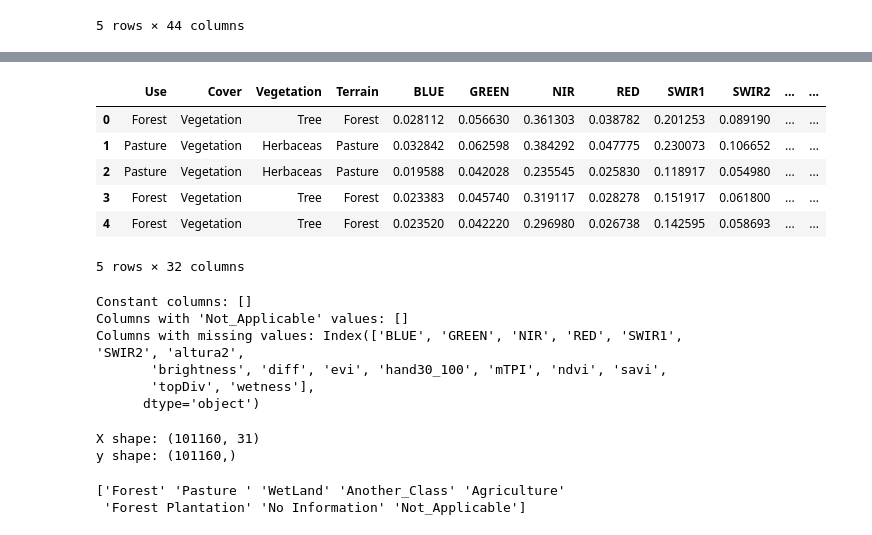
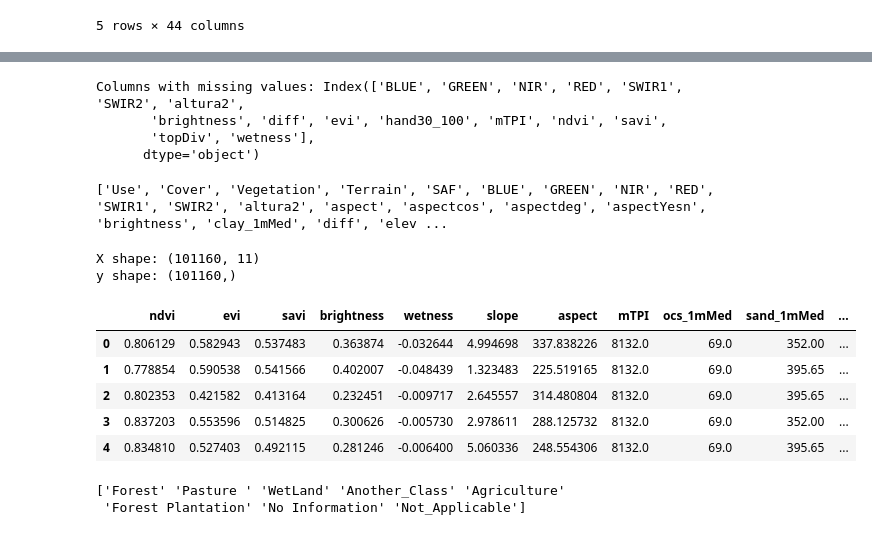
Before and after one commit to peaquainoo/NDMN-Notebooks, a Jupyter notebook: CostaRica-Notebook/Modeling Team/ML_Models/RF-Model.ipynb, the cells around one changed output, grey strips where cells are left out. Cells and saved outputs as stored; diff of their text form; code cells hidden in the pictures.

Commit message:
Fixed features for Random Forest Model

```diff
--- a/CostaRica-Notebook/Modeling Team/ML_Models/RF-Model.ipynb
+++ b/CostaRica-Notebook/Modeling Team/ML_Models/RF-Model.ipynb
@@ -19,7 +19,3 @@ df.head()
 | 3 | 2900 | 11600 | Forest | Vegetation | Tree | Not_Applicable | Not_Applicable | Not_Applicable | Not_Applicable | Forest | ... |
 | 4 | 2900 | 11601 | Forest | Vegetation | Tree | Not_Applicable | Not_Applicable | Not_Applicable | Not_Applicable | Forest | ... |
 5 rows × 44 columns
-# %%
-df = df.drop(columns=['plotid', 'sampleid', 'geometry', 'Another Class', 'Win_Lose', 'Changes15_', 'Water', 'WetLand', 'Cultivation', 'Grass', 'Herbaceous'])
-df.head()
-# SAF column "Not_Applicable"
@@ -34,44 +22,35 @@ df.head()
-# %%
-df = df.drop(columns=['SAF'])
-# %%
-df.head()
-# %% [output]
-|  | Use | Cover | Vegetation | Terrain | BLUE | GREEN | NIR | RED | SWIR1 | SWIR2 | ... | ... |
-| 0 | Forest | Vegetation | Tree | Forest | 0.028112 | 0.056630 | 0.361303 | 0.038782 | 0.201253 | 0.089190 | ... | ... |
-| 1 | Pasture | Vegetation | Herbaceas | Pasture | 0.032842 | 0.062598 | 0.384292 | 0.047775 | 0.230073 | 0.106652 | ... | ... |
-| 2 | Pasture | Vegetation | Herbaceas | Pasture | 0.019588 | 0.042028 | 0.235545 | 0.025830 | 0.118917 | 0.054980 | ... | ... |
-| 3 | Forest | Vegetation | Tree | Forest | 0.023383 | 0.045740 | 0.319117 | 0.028278 | 0.151917 | 0.061800 | ... | ... |
-| 4 | Forest | Vegetation | Tree | Forest | 0.023520 | 0.042220 | 0.296980 | 0.026738 | 0.142595 | 0.058693 | ... | ... |
-5 rows × 32 columns
 # %%
-# Check for constant columns (where all values are the same)
-constant_columns = [col for col in df.columns if df[col].nunique() == 1]
-# Check for columns with only "Not_Applicable" values
-not_applicable_columns = [col for col in df.columns if df[col].eq('Not_Applicable').all()]
 # Check for columns with missing values (NaNs)
 missing_columns = df.columns[df.isnull().any()]
 
 # Display the results
-print("Constant columns:", constant_columns)
-print("Columns with 'Not_Applicable' values:", not_applicable_columns)
 print("Columns with missing values:", missing_columns)
 # %% [output]
-Constant columns: []
-Columns with 'Not_Applicable' values: []
 Columns with missing values: Index(['BLUE', 'GREEN', 'NIR', 'RED', 'SWIR1', 'SWIR2', 'altura2',
        'brightness', 'diff', 'evi', 'hand30_100', 'mTPI', 'ndvi', 'savi',
        'topDiv', 'wetness'],
       dtype='object')
+# %%
+print(df.columns.tolist())
+# %% [output]
+['Use', 'Cover', 'Vegetation', 'Terrain', 'SAF', 'BLUE', 'GREEN', 'NIR', 'RED', 'SWIR1', 'SWIR2', 'altura2', 'aspect', 'aspectcos', 'aspectdeg', 'aspectYesn', 'brightness', 'clay_1mMed', 'diff', 'elev ...
 # %%
 y = df['Use']  # Set the target variable
-X = df.drop(columns=['Use'])  # Drop the target column to get the features
+X = df[['ndvi','evi','savi','brightness','wetness','slope','aspect','mTPI','ocs_1mMed', 'sand_1mMed','topDiv']]  # Predictor features
 
 # Check the result
 print(f"X shape: {X.shape}")
 print(f"y shape: {y.shape}")
+X.head()
 # %% [output]
-X shape: (101160, 31)
+X shape: (101160, 11)
 y shape: (101160,)
+|  | ndvi | evi | savi | brightness | wetness | slope | aspect | mTPI | ocs_1mMed | sand_1mMed | ... |
+| 0 | 0.806129 | 0.582943 | 0.537483 | 0.363874 | -0.032644 | 4.994698 | 337.838226 | 8132.0 | 69.0 | 352.00 | ... |
+| 1 | 0.778854 | 0.590538 | 0.541566 | 0.402007 | -0.048439 | 1.323483 | 225.519165 | 8132.0 | 69.0 | 395.65 | ... |
+| 2 | 0.802353 | 0.421582 | 0.413164 | 0.232451 | -0.009717 | 2.645557 | 314.480804 | 8132.0 | 69.0 | 395.65 | ... |
+| 3 | 0.837203 | 0.553596 | 0.514825 | 0.300626 | -0.005730 | 2.978611 | 288.125732 | 8132.0 | 69.0 | 352.00 | ... |
+| 4 | 0.834810 | 0.527403 | 0.492115 | 0.281246 | -0.006400 | 5.060336 | 248.554306 | 8132.0 | 69.0 | 395.65 | ... |
 # %%
 print(y.unique())
 # %% [output]
```
Also changed, not shown: parts of 12 cells of this notebook.
